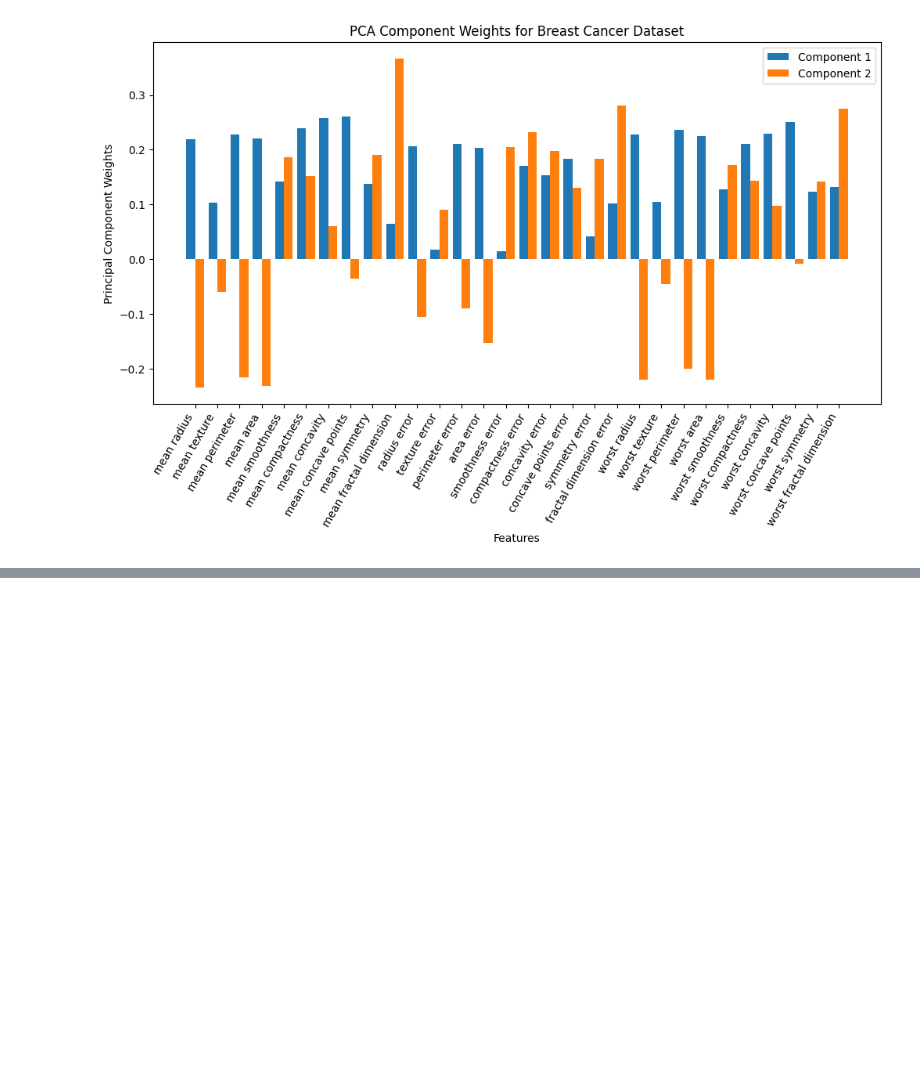
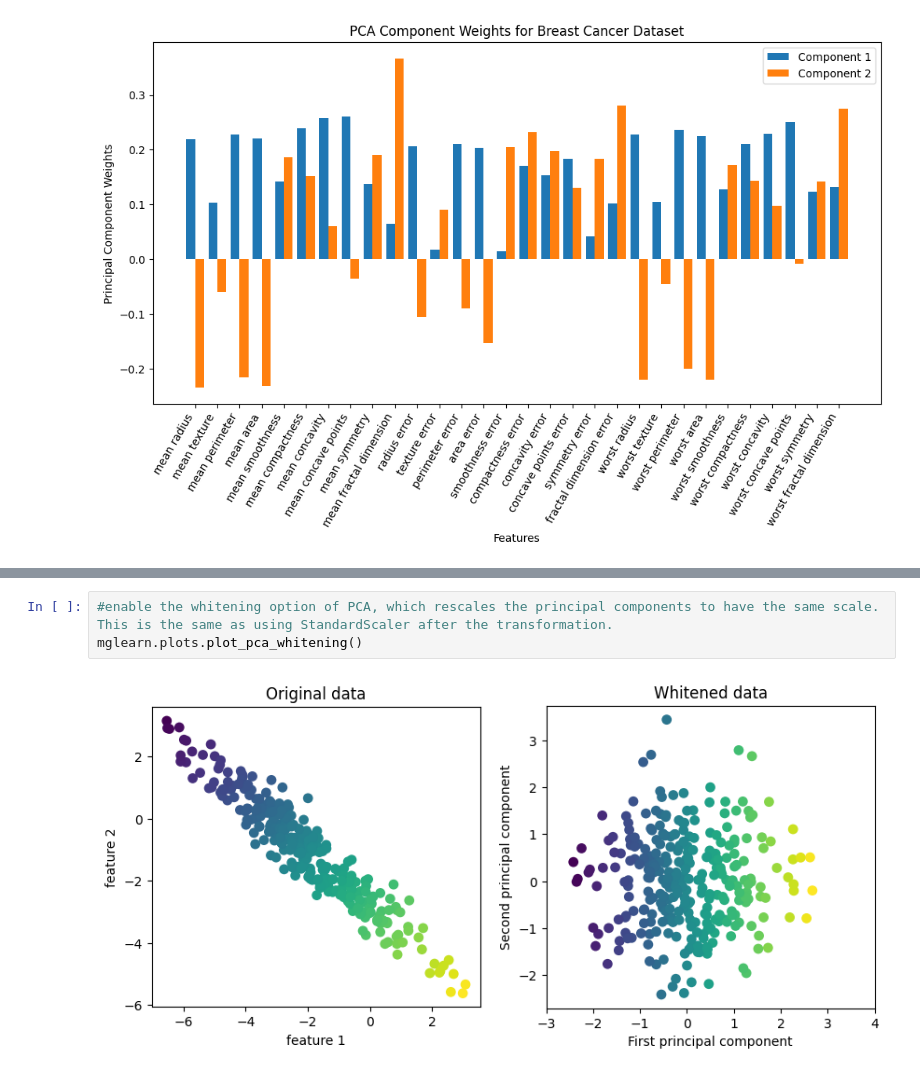
Before and after one commit to jurgenfolz/Machine-Learning-Examples, a Jupyter notebook: Unsupervised Learning/Unsupervised transformations/PCA.ipynb, the cells around one changed output, grey strips where cells are left out. Cells and saved outputs as stored; diff of their text form; blank space fills up the shorter version.

```diff
--- a/Unsupervised Learning/Unsupervised transformations/PCA.ipynb
+++ b/Unsupervised Learning/Unsupervised transformations/PCA.ipynb
@@ -113,0 +184,5 @@ plt.show()
+# %%
+#enable the whitening option of PCA, which rescales the principal components to have the same scale. This is the same as using StandardScaler after the transformation.
+mglearn.plots.plot_pca_whitening()
+# %% [output]
+[figure, added]
```
Also changed, not shown: parts of 13 cells of this notebook.
